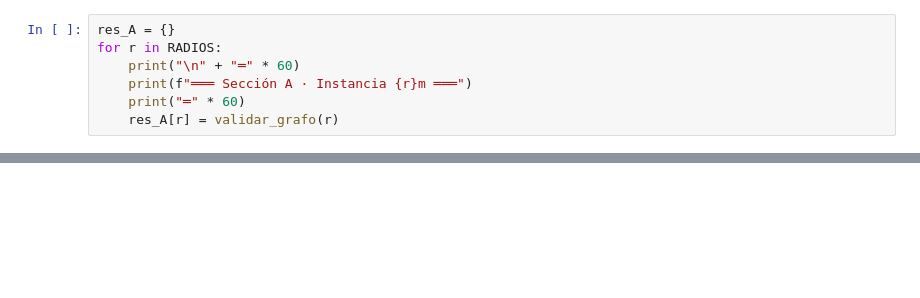
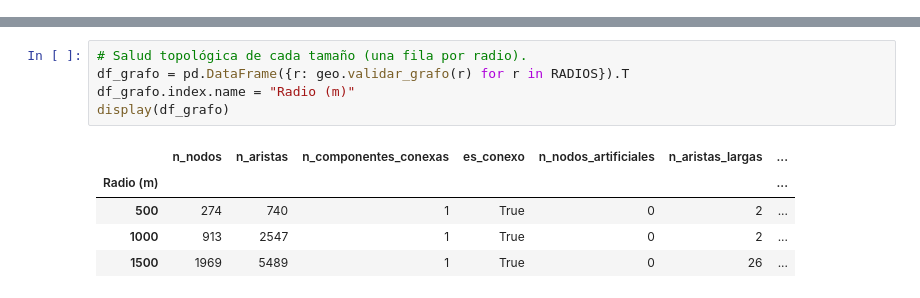
Before and after one commit to Guillermo-Gonzalez-Pineda/TFG-Optimizacion-Residuos, a Jupyter notebook: notebooks/01_validacion_instancias.ipynb, the cells around one changed output, grey strips where cells are left out. Drawn from its saved outputs; the diff is of its cells as text; blank space fills up the shorter version.

```diff
--- a/notebooks/01_validacion_instancias.ipynb
+++ b/notebooks/01_validacion_instancias.ipynb
@@ -199,7 +0,0 @@ def validar_grafo(radius):
-# %%
-res_A = {}
-for r in RADIOS:
-    print("\n" + "═" * 60)
-    print(f"═══ Sección A · Instancia {r}m ═══")
-    print("═" * 60)
-    res_A[r] = validar_grafo(r)
@@ -768,0 +50,11 @@ edificios / candidatos / conexiones crecientes con el radio.
+# %%
+# Salud topológica de cada tamaño (una fila por radio).
+df_grafo = pd.DataFrame({r: geo.validar_grafo(r) for r in RADIOS}).T
+df_grafo.index.name = "Radio (m)"
+display(df_grafo)
+# %% [output]
+|  | n_nodos | n_aristas | n_componentes_conexas | es_conexo | n_nodos_artificiales | n_aristas_largas | ... |
+| Radio (m) |  |  |  |  |  |  | ... |
+| 500 | 274 | 740 | 1 | True | 0 | 2 | ... |
+| 1000 | 913 | 2547 | 1 | True | 0 | 2 | ... |
+| 1500 | 1969 | 5489 | 1 | True | 0 | 26 | ... |
```
Also changed, not shown: parts of 25 cells of this notebook.
